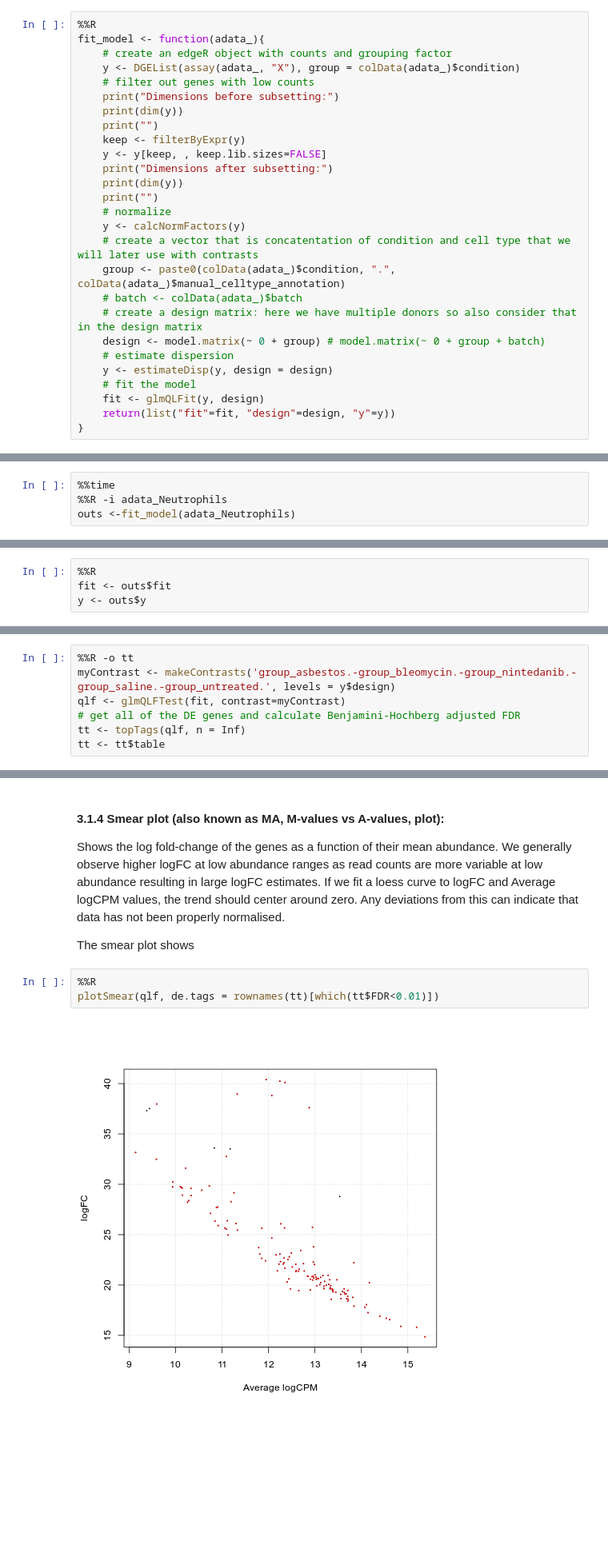
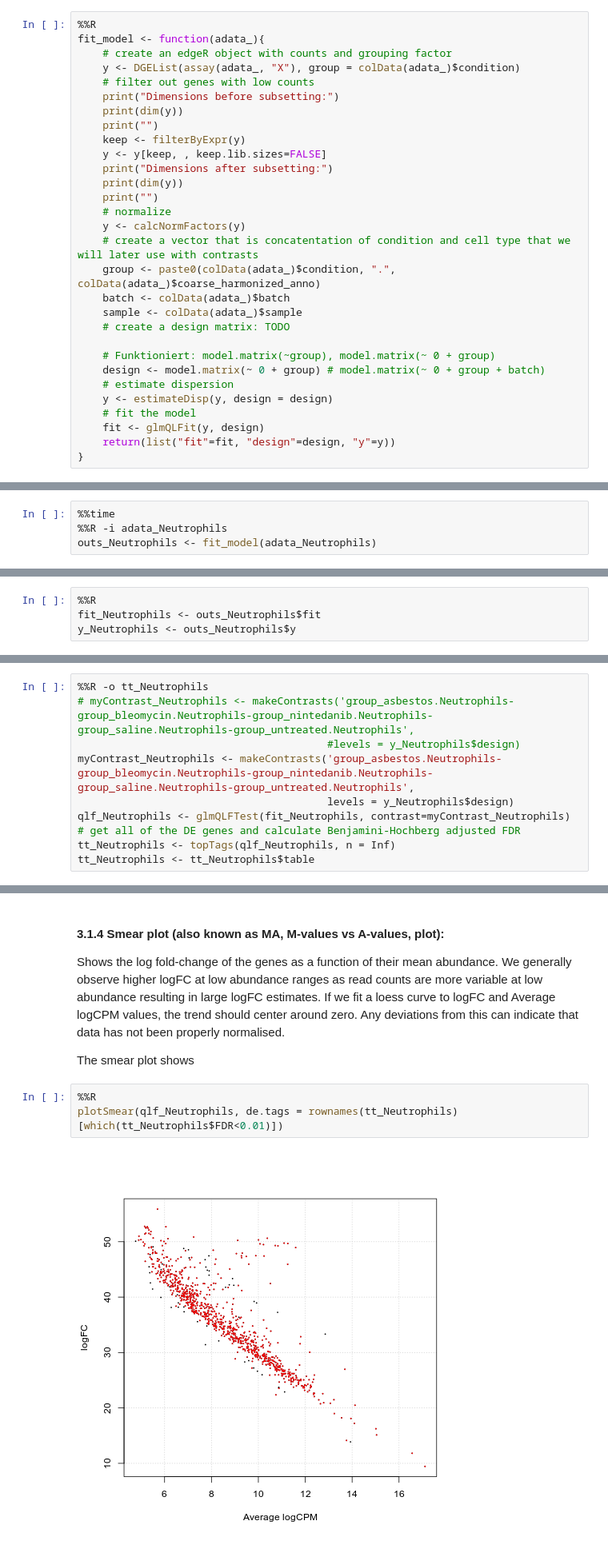
Before and after one commit to lueckenlab/masterpraktikum_fibrosis_atlas, a Jupyter notebook: notebooks/differential_gene_expression_analysis/DiffEx_edgeR_py.ipynb, the cells around one changed output, grey strips where cells are left out. Shown at 80% size. Drawn from its saved outputs; the diff is of its cells as text; blank space fills up the shorter version.

```diff
--- a/notebooks/differential_gene_expression_analysis/DiffEx_edgeR_py.ipynb
+++ b/notebooks/differential_gene_expression_analysis/DiffEx_edgeR_py.ipynb
@@ -72,9 +72,12 @@ fit_model <- function(adata_){
     # normalize
     y <- calcNormFactors(y)
     # create a vector that is concatentation of condition and cell type that we will later use with contrasts
-    group <- paste0(colData(adata_)$condition, ".", colData(adata_)$manual_celltype_annotation)
-    # batch <- colData(adata_)$batch
-    # create a design matrix: here we have multiple donors so also consider that in the design matrix
+    group <- paste0(colData(adata_)$condition, ".", colData(adata_)$coarse_harmonized_anno)
+    batch <- colData(adata_)$batch
+    sample <- colData(adata_)$sample
+    # create a design matrix: TODO
+
+    # Funktioniert: model.matrix(~group), model.matrix(~ 0 + group)
     design <- model.matrix(~ 0 + group) # model.matrix(~ 0 + group + batch)
     # estimate dispersion
     y <- estimateDisp(y, design = design)
@@ -110,7 +113,7 @@ adata_Neutrophils.obs_names = [
 # %%
 %%time
 %%R -i adata_Neutrophils
-outs <-fit_model(adata_Neutrophils)
+outs_Neutrophils <- fit_model(adata_Neutrophils)
 # %% [output]
 [1] "Dimensions before subsetting:"
 [1] 32317    43
@@ -123,7 +126,7 @@ Wall time: 430 ms
 # %%
 %%R
-fit <- outs$fit
-y <- outs$y
+fit_Neutrophils <- outs_Neutrophils$fit
+y_Neutrophils <- outs_Neutrophils$y
 # %% [markdown]
 #### 3.1.1 MDS plot:
 Since we did not enter our analysis with a prior assumption that a specific gene will be up- or downregulated, we need visualizations to make sense of the DGE results. A MDS plot allows for a high level overview.
@@ -163,8 +167,11 @@ colnames(y$design)
 # %%
-%%R -o tt
-myContrast <- makeContrasts('group_asbestos.-group_bleomycin.-group_nintedanib.-group_saline.-group_untreated.', levels = y$design)
-qlf <- glmQLFTest(fit, contrast=myContrast)
+%%R -o tt_Neutrophils
+# myContrast_Neutrophils <- makeContrasts('group_asbestos.Neutrophils-group_bleomycin.Neutrophils-group_nintedanib.Neutrophils-group_saline.Neutrophils-group_untreated.Neutrophils',
+                                        #levels = y_Neutrophils$design)
+myContrast_Neutrophils <- makeContrasts('group_asbestos.Neutrophils-group_bleomycin.Neutrophils-group_nintedanib.Neutrophils-group_saline.Neutrophils-group_untreated.Neutrophils',
+                                        levels = y_Neutrophils$design)
+qlf_Neutrophils <- glmQLFTest(fit_Neutrophils, contrast=myContrast_Neutrophils)
 # get all of the DE genes and calculate Benjamini-Hochberg adjusted FDR
-tt <- topTags(qlf, n = Inf)
-tt <- tt$table
+tt_Neutrophils <- topTags(qlf_Neutrophils, n = Inf)
+tt_Neutrophils <- tt_Neutrophils$table
 # %%
@@ -188,7 +195,7 @@ Shows the log fold-change of the genes as a function of their mean abundance. We
 The smear plot shows
 # %%
 %%R
-plotSmear(qlf, de.tags = rownames(tt)[which(tt$FDR<0.01)])
+plotSmear(qlf_Neutrophils, de.tags = rownames(tt_Neutrophils)[which(tt_Neutrophils$FDR<0.01)])
 # %% [output]
-[figure, old version]
+[figure, new version]
 # %% [markdown]
```
Also changed, not shown: parts of 15 cells of this notebook, 1 other file.
